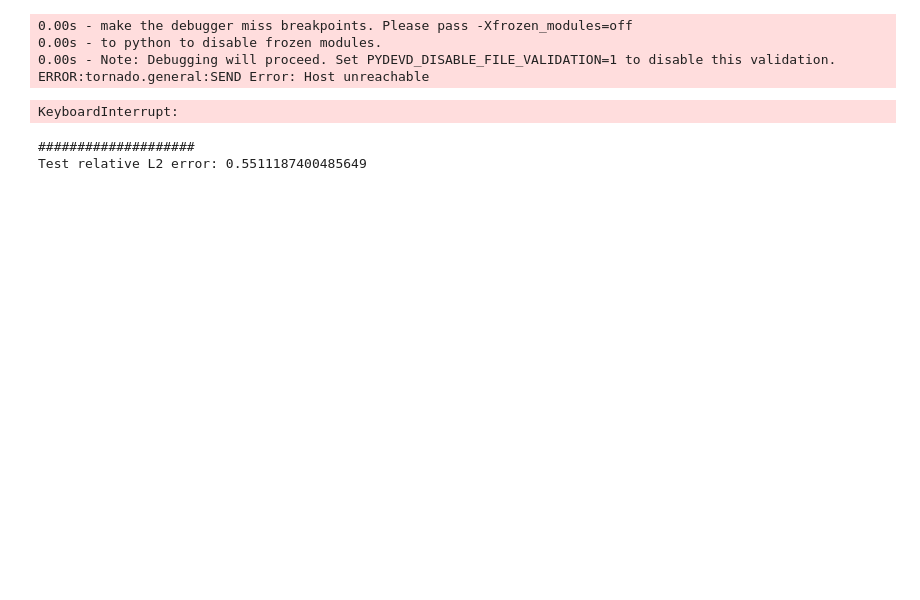
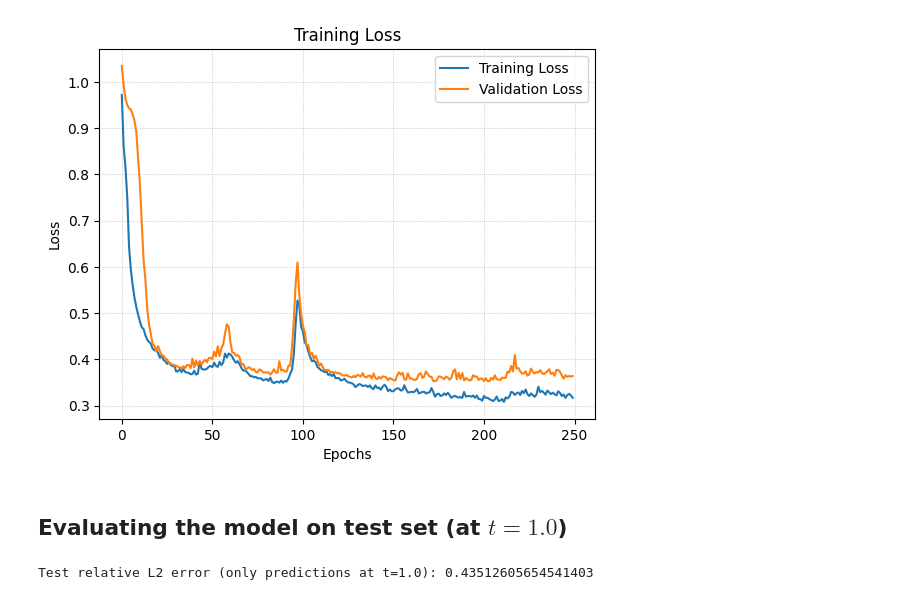
Before and after one commit to benedict-armstrong/FNO-wave-equation, a Jupyter notebook: task4.ipynb, the cells around one changed output. Cells and saved outputs as stored; diff of their text form; code cells hidden in the pictures; blank space fills up the shorter version.

```diff
--- a/task4.ipynb
+++ b/task4.ipynb
@@ -30,5 +44,5 @@ gamma = 0.5
 # %%
 modes = 16
 width = 64
-fno = FNO1d(modes, width, time_conditioning=True)  # model
+fno = FNO1d(modes, width).to(DEVICE)  # model
 # %%
@@ -39,0 +58,3 @@ loss_f = relative_l2_error
+# %%
+def loss_f(output: torch.Tensor, target: torch.Tensor) -> torch.Tensor:
+    return relative_l2_error(output, target) + 1e-7 * smoothness_loss(output)
@@ -40,13 +67,11 @@ loss_f = relative_l2_error
 # %%
-fno.train()
-
 progress_bar = tqdm.tqdm(range(epochs))
 for epoch in progress_bar:
+    fno.train()
     train_loss = 0.0
-    for time_delta, input, target in train_data_loader:
-
+    for i, (dt, input, target) in enumerate(train_data_loader):
         optimizer.zero_grad()
-        prediction = fno(input, time_delta).squeeze(-1)
+        prediction = fno(input, dt).squeeze(-1)
 
         loss = loss_f(prediction, target)
         loss.backward()
@@ -55,13 +80,39 @@ for epoch in progress_bar:
         train_loss += loss.item()
 
     train_loss /= len(train_data_loader)
-
     scheduler.step()
 
-    progress_bar.set_postfix({"train_loss": train_loss})
+    metrics["training_loss"].append(train_loss)
+    metrics["lr"].append(scheduler.get_last_lr())
+
+    # Compute validation loss
+    with torch.no_grad():
+        fno.eval()
+        validation_relative_l2 = 0.0
+        for i, (dt, input, target) in enumerate(val_data_loader):
+            prediction = fno(input, dt).squeeze(-1)
+
+            loss = relative_l2_error(prediction, target)
+            validation_relative_l2 += loss.item()
+
+        validation_relative_l2 /= len(val_data_loader)
+        metrics["validation_loss"].append(validation_relative_l2)
+
+    # Update progress bar
+    progress_bar.set_postfix(
+        {"train_loss": train_loss, "val_loss": validation_relative_l2}
+    )
-# %% [output]
-0.00s - make the debugger miss breakpoints. Please pass -Xfrozen_modules=off
-0.00s - to python to disable frozen modules.
-0.00s - Note: Debugging will proceed. Set PYDEVD_DISABLE_FILE_VALIDATION=1 to disable this validation.
-ERROR:tornado.general:SEND Error: Host unreachable
-KeyboardInterrupt:
+# %%
+plt.plot(metrics["training_loss"], label="Training Loss")
+plt.plot(metrics["validation_loss"], label="Validation Loss")
+# plt.plot(learning_rates, label="Learning Rate")
+plt.legend()
+plt.xlabel("Epochs")
+plt.ylabel("Loss")
+plt.title("Training Loss")
+plt.grid(True, which="both", ls=":", linewidth=0.5)
+plt.show()
+# %% [output]
+[figure, added]
+# %% [markdown]
+## Evaluating the model on test set (at $t=1.0$)
@@ -68,26 +122,19 @@ KeyboardInterrupt:
 # %%
-# validate model
-
 fno.eval()
-progress_bar = tqdm.tqdm(val_data_loader)
+progress_bar = tqdm.tqdm(test_data_loader)
 
 with torch.no_grad():
     test_relative_l2 = 0.0
-    for time_delta, input, target in progress_bar:
-
-        optimizer.zero_grad()
-        prediction = fno(input, time_delta).squeeze(-1)
+    for i, (dt, input, target) in enumerate(progress_bar):
+        prediction = fno(input, dt).squeeze(-1)
 
         loss = relative_l2_error(prediction, target)
         test_relative_l2 += loss.item()
-    test_relative_l2 /= len(val_data_loader)
+    test_relative_l2 /= len(test_data_loader)
 
-
-print("#" * 20)
-print(f"Test relative L2 error: {test_relative_l2}")
+print(rf"Test relative L2 error (only predictions at t=1.0): {test_relative_l2}")
 # %% [output]
-####################
-Test relative L2 error: 0.5511187400485649
+Test relative L2 error (only predictions at t=1.0): 0.43512605654541403
 # %%
 # save model to disk
 torch.save(fno.state_dict(), "models/tfno_model.pth")
```
Also changed, not shown: parts of 9 cells of this notebook, 6 other files.
